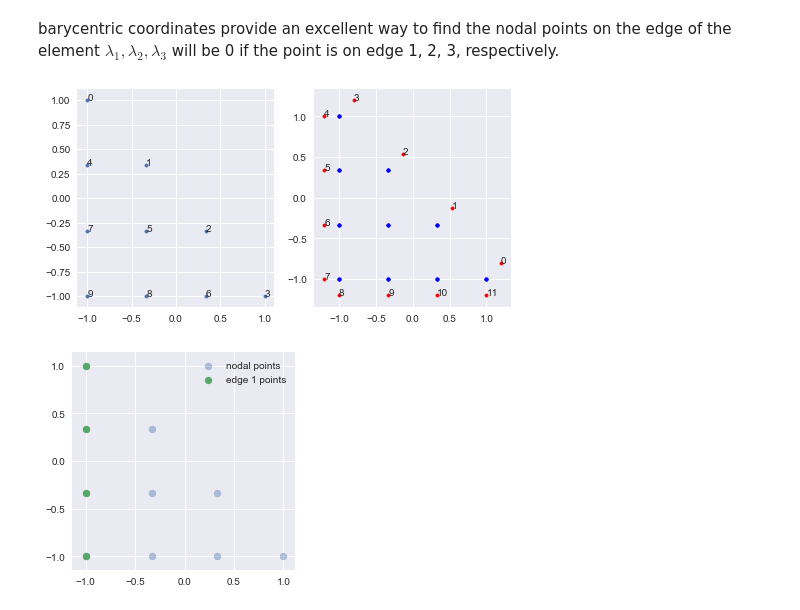
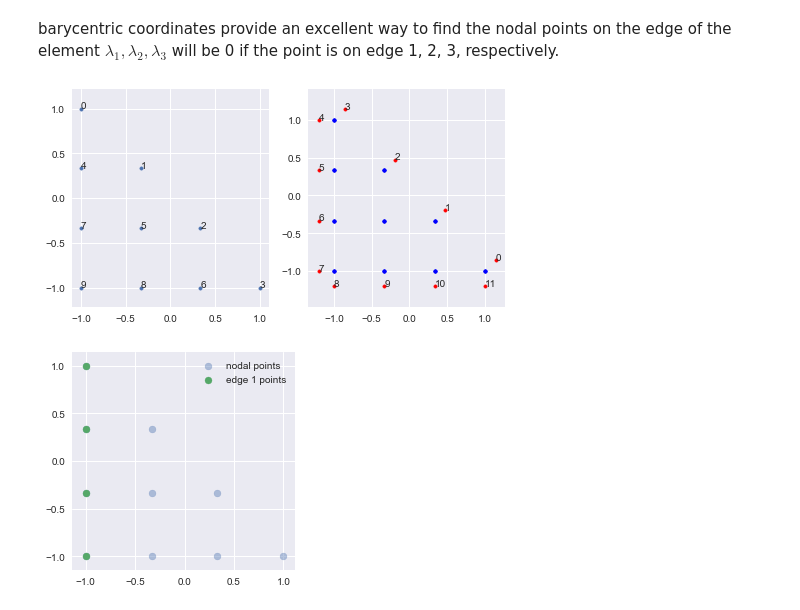
Before and after one commit to CorbinFoucart/FEMexperiment, a Jupyter notebook: codes/tutorial/2D_basis_and_master_elements.ipynb, the cells around one changed output. Saved outputs shown, nothing was run; the diff lists cells and outputs as text; code cells hidden in the pictures.

```diff
--- a/codes/tutorial/2D_basis_and_master_elements.ipynb
+++ b/codes/tutorial/2D_basis_and_master_elements.ipynb
@@ -615,17 +615,18 @@ class Master2DTriangle(Master2D):
 
         # shape functions at nodal and quadrature points
         self.shap_quad,  self.dshap_quad = self.mk_shap_and_dshap_at_pts(self.quad_pts)
-        self.shap_nodal, self.dshap_nodal = self.mk_shap_and_dshap_at_pts(self.nodal_pts)
+        _, self.dshap_nodal = self.mk_shap_and_dshap_at_pts(self.nodal_pts)
 
         # mass, stiffness matrices
         self.M, self.S, self.K = self.mk_M(), self.mk_S(), self.mk_K()
         self.Minv = np.linalg.inv(self.M)
 
-        # compute nodal ids of edge nodes, as well as the lifting matrix
+        # edge data structures, master edge, nodes on the edge, lifting matrix, normals
+        self.master_edge = [m1d.Master1D(p=self.p)]
         self.ids_ed = self.find_nodes_on_edges()
         self.nr = sum([len(ids) for ids in self.ids_ed])
         self.L = self.mk_L()
-        self.edge_normals = np.array([[1, 1], [-1, 0], [0, -1]])
+        self.edge_normals = np.array([[1/np.sqrt(2), 1/np.sqrt(2)], [-1, 0], [0, -1]])
 
     def mk_M(self):
         """ the mass matrix, M_ij = (phi_i, phi_j) """
@@ -657,7 +658,8 @@ class Master2DTriangle(Master2D):
         """ computes the node numbers (ids) on each edge
         the i^th barycentric coord of a point on a tri edge will be 0, find these pts
         @retval ids_ed  list of vectors indexed by edge number
-        NOTE: we manually flip edges 0 and 2 to ensure CCW ordering of ed dof around the element
+        NOTE: we manually flip edges 0 and 2 to ensure CCW ordering
+            of ed dof around the element
         """
         ids_ed = [None, None, None]
         bary_coords = bct.cart2bary(self.verts, self.nodal_pts.T)
@@ -679,32 +681,33 @@ barycentric coordinates provide an excellent way to find the nodal points on the
 # %%
 mt = Master2DTriangle(p=3, nodal_locations='UNIFORM')
 xn, yn = mt.nodal_pts.T
 
 # draw the interior nodes
-fig = plt.figure(figsize=(12,4))
+fig = plt.figure(figsize=(12, 4))
 ax = fig.add_subplot(1, 3, 1)
+ax.axis('equal')
 ax.scatter(xn, yn, s=12)
 for idx, (xn, yn) in enumerate(mt.nodal_pts):
     ax.annotate(idx, (xn, yn))
 
 # draw the element edge space nodes
 ax = fig.add_subplot(1, 3, 2)
 shift = 0.2
 counter = 0
 for edge, ids_ed in enumerate(mt.ids_ed):
     nx, ny = mt.edge_normals[edge].T
     edx, edy = mt.nodal_pts[ids_ed, :].T
     edx += shift * nx
     edy += shift * ny
     ax.scatter(edx, edy, c='r', s=12)
     for n in range(len(ids_ed)):
         ax.annotate(counter, (edx[n], edy[n]))
         counter += 1
     ax.scatter(mt.nodal_pts[:,0], mt.nodal_pts[:,1], c='b', s=12)
-
+ax.axis('equal')
 plt.show()
 # %% [output]
-[figure, old version]
+[figure, new version]
 # %%
 # compute the points on each edge with bary coords
 edge = 1
```
Also changed, not shown: parts of 6 cells of this notebook, 1 other file.
